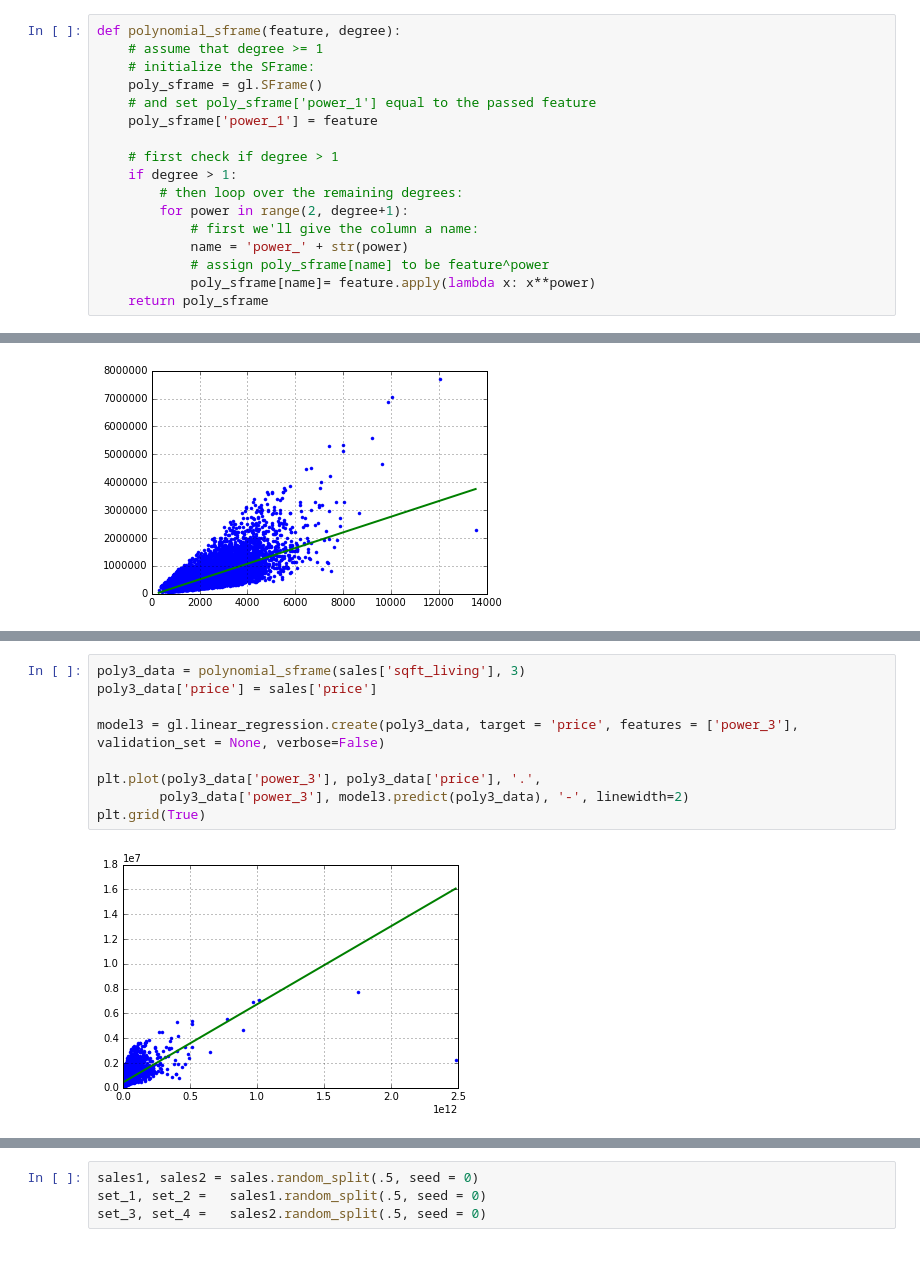
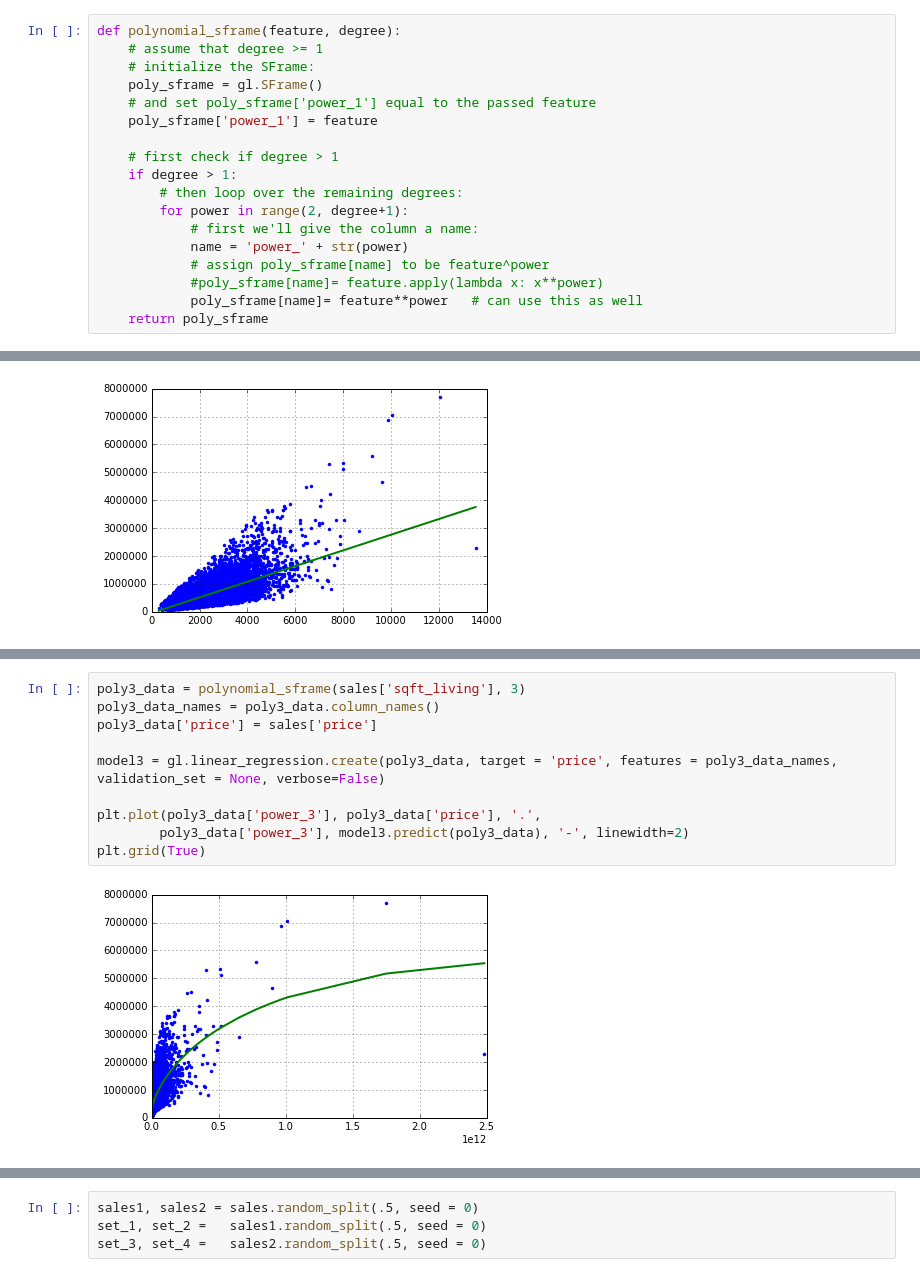
Before and after one commit to atulsingh0/MachineLearning, a Jupyter notebook: ML_UoW/Course01_Regression/Week03_Assesing_Performance_Assignment.ipynb, the cells around one changed output, grey strips where cells are left out. Cells and saved outputs as stored; diff of their text form.

```diff
--- a/ML_UoW/Course01_Regression/Week03_Assesing_Performance_Assignment.ipynb
+++ b/ML_UoW/Course01_Regression/Week03_Assesing_Performance_Assignment.ipynb
@@ -45,7 +37,8 @@ def polynomial_sframe(feature, degree):
             # first we'll give the column a name:
             name = 'power_' + str(power)
             # assign poly_sframe[name] to be feature^power
-            poly_sframe[name]= feature.apply(lambda x: x**power)
+            #poly_sframe[name]= feature.apply(lambda x: x**power)
+            poly_sframe[name]= feature**power   # can use this as well
     return poly_sframe
 # %%
 poly1_data = polynomial_sframe(sales['sqft_living'], 1)
@@ -86,13 +83,14 @@ plt.grid(True)
 # %%
 poly3_data = polynomial_sframe(sales['sqft_living'], 3)
+poly3_data_names = poly3_data.column_names()
 poly3_data['price'] = sales['price']
 
-model3 = gl.linear_regression.create(poly3_data, target = 'price', features = ['power_3'], validation_set = None, verbose=False)
+model3 = gl.linear_regression.create(poly3_data, target = 'price', features = poly3_data_names, validation_set = None, verbose=False)
 
 plt.plot(poly3_data['power_3'], poly3_data['price'], '.',
         poly3_data['power_3'], model3.predict(poly3_data), '-', linewidth=2)
 plt.grid(True)
 # %% [output]
-[figure, old version]
+[figure, new version]
 # %%
 poly15_data = polynomial_sframe(sales['sqft_living'], 15)
```
Also changed, not shown: parts of 18 cells of this notebook.
